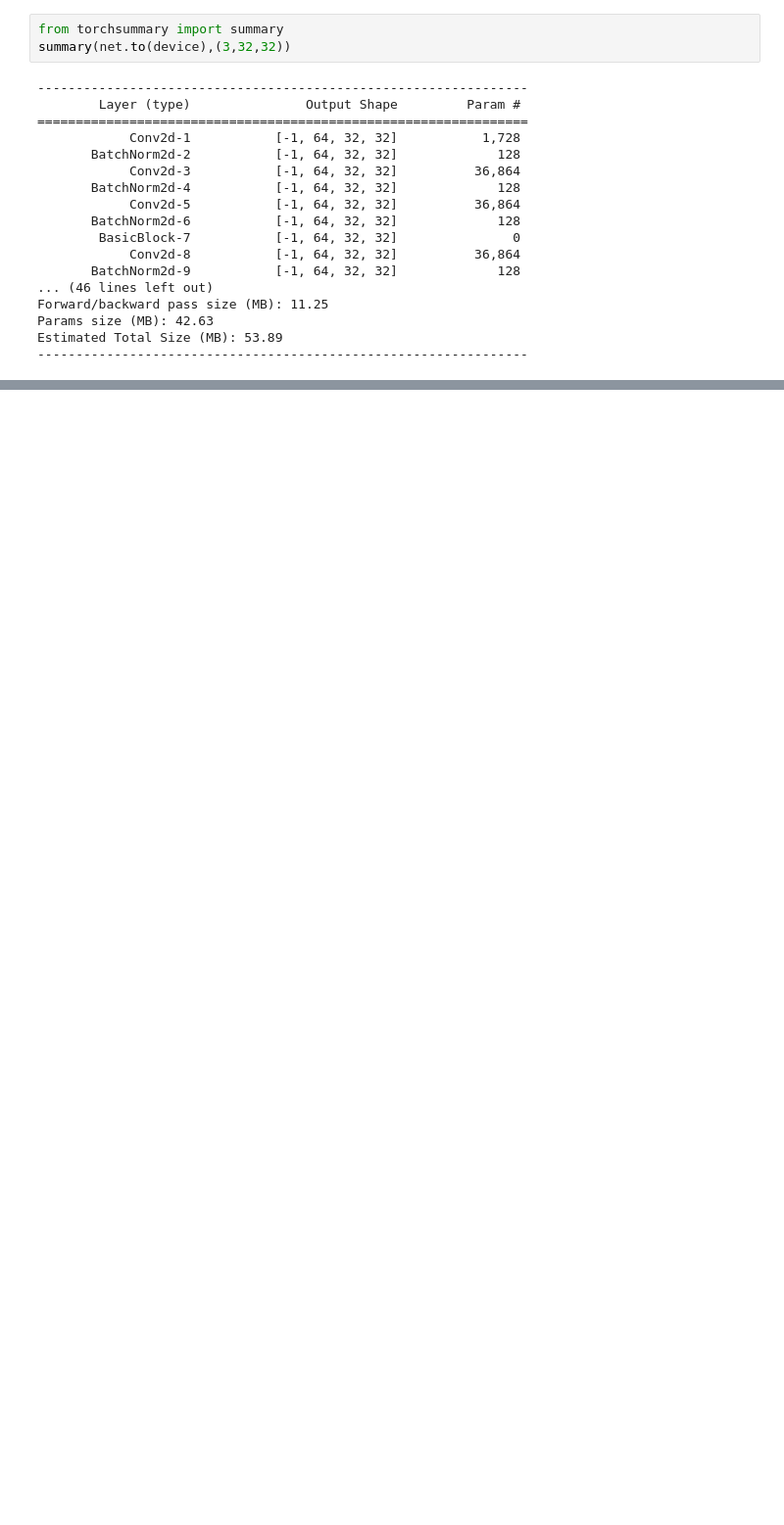
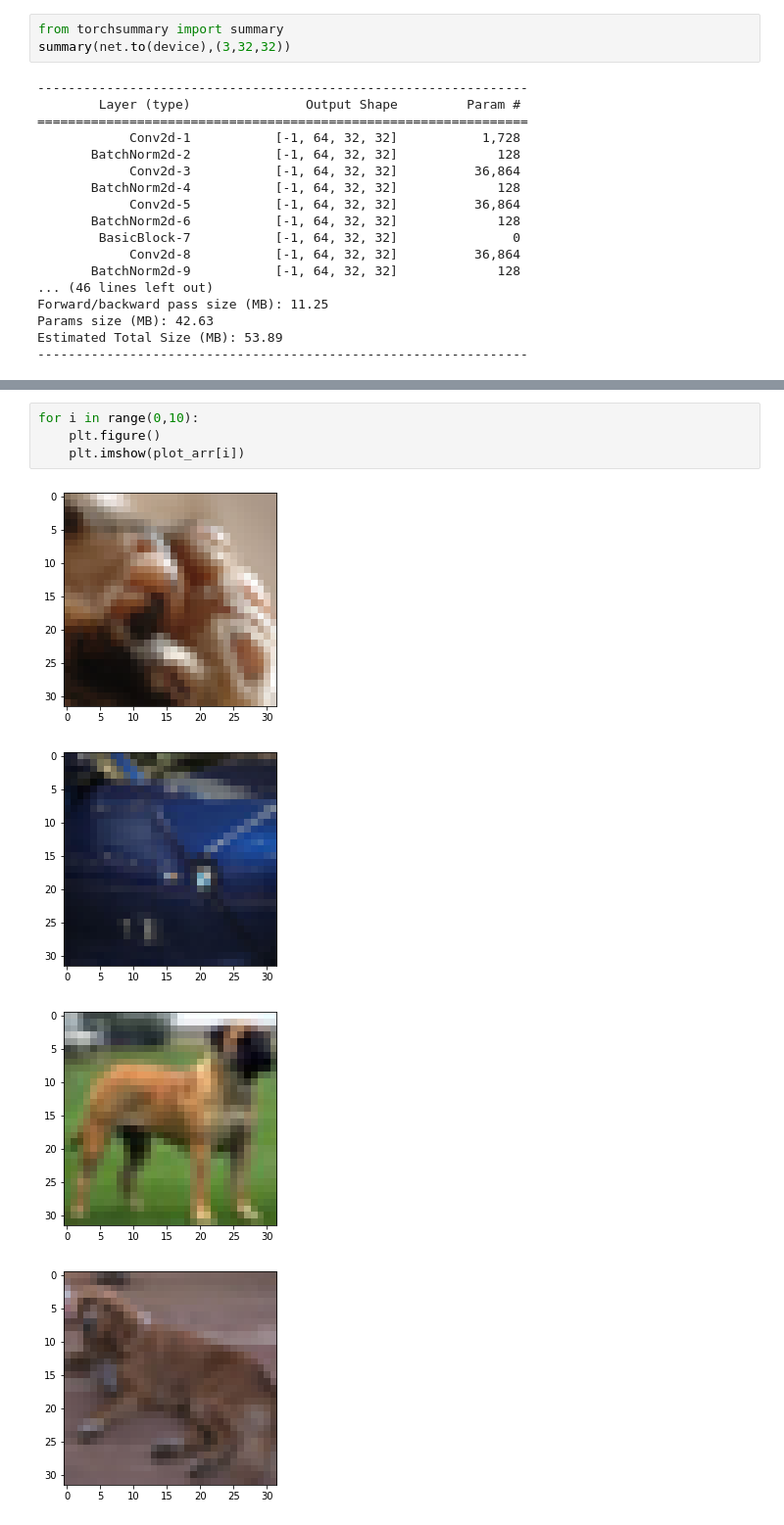
Before and after one commit to gremlin97/EVA-8, a Jupyter notebook: S7/s7.ipynb, the cells around one changed output, grey strips where cells are left out. Shown at 98% size. Cells and saved outputs as stored; diff of their text form; blank space fills up the shorter version.

```diff
--- a/S7/s7.ipynb
+++ b/S7/s7.ipynb
@@ -93,0 +177,9 @@ Accuracy of the network on the 10000 test images: 81 %
+# %%
+for i in range(0,10):
+    plt.figure()
+    plt.imshow(plot_arr[i])
+# %% [output]
+[figure, added]
+[figure, added]
+[figure, added]
+[figure, added]
```
Also changed, not shown: parts of 15 cells of this notebook.
